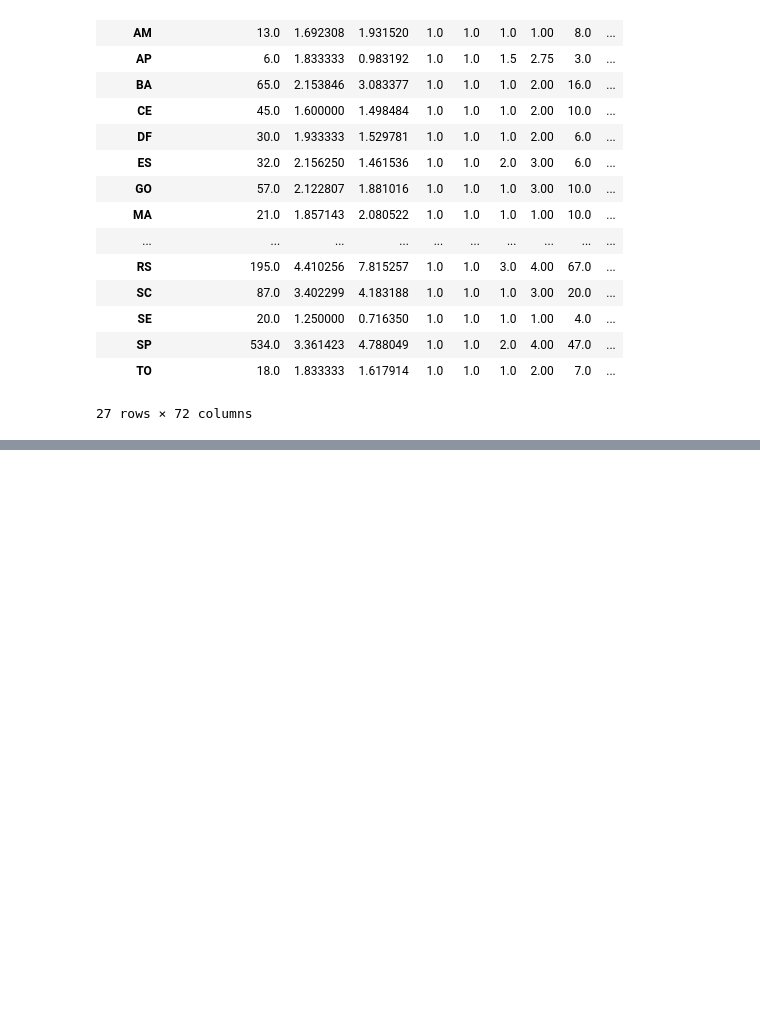
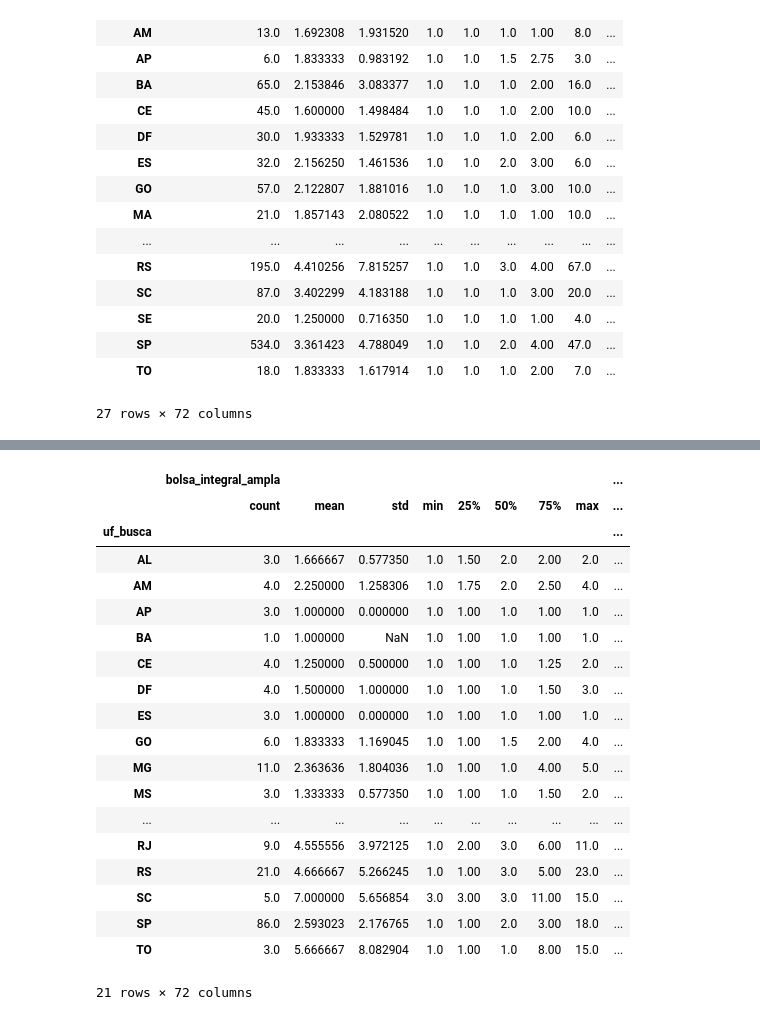
Before and after one commit to cezinha/prouni-project, a Jupyter notebook: ProUni - First Analysis.ipynb, the cells around one changed output, grey strips where cells are left out. Cells and saved outputs as stored; diff of their text form; code cells hidden in the pictures; blank space fills up the shorter version.

Commit message:
adicionado Ciência ou Ciências da Computação

```diff
--- a/ProUni - First Analysis.ipynb
+++ b/ProUni - First Analysis.ipynb
@@ -68,0 +81,23 @@ df[df.nome == "Administração"].groupby("uf_busca").describe()
+# %%
+df[(df.nome == "Ciência da Computação") | (df.nome == "Ciências da Computação")].groupby("uf_busca").describe()
+# %% [output]
+|  | bolsa_integral_ampla |  |  |  |  |  |  |  | ... |
+|  | count | mean | std | min | 25% | 50% | 75% | max | ... |
+| uf_busca |  |  |  |  |  |  |  |  | ... |
+| AL | 3.0 | 1.666667 | 0.577350 | 1.0 | 1.50 | 2.0 | 2.00 | 2.0 | ... |
+| AM | 4.0 | 2.250000 | 1.258306 | 1.0 | 1.75 | 2.0 | 2.50 | 4.0 | ... |
+| AP | 3.0 | 1.000000 | 0.000000 | 1.0 | 1.00 | 1.0 | 1.00 | 1.0 | ... |
+| BA | 1.0 | 1.000000 | NaN | 1.0 | 1.00 | 1.0 | 1.00 | 1.0 | ... |
+| CE | 4.0 | 1.250000 | 0.500000 | 1.0 | 1.00 | 1.0 | 1.25 | 2.0 | ... |
+| DF | 4.0 | 1.500000 | 1.000000 | 1.0 | 1.00 | 1.0 | 1.50 | 3.0 | ... |
+| ES | 3.0 | 1.000000 | 0.000000 | 1.0 | 1.00 | 1.0 | 1.00 | 1.0 | ... |
+| GO | 6.0 | 1.833333 | 1.169045 | 1.0 | 1.00 | 1.5 | 2.00 | 4.0 | ... |
+| MG | 11.0 | 2.363636 | 1.804036 | 1.0 | 1.00 | 1.0 | 4.00 | 5.0 | ... |
+| MS | 3.0 | 1.333333 | 0.577350 | 1.0 | 1.00 | 1.0 | 1.50 | 2.0 | ... |
+| ... | ... | ... | ... | ... | ... | ... | ... | ... | ... |
+| RJ | 9.0 | 4.555556 | 3.972125 | 1.0 | 2.00 | 3.0 | 6.00 | 11.0 | ... |
+| RS | 21.0 | 4.666667 | 5.266245 | 1.0 | 1.00 | 3.0 | 5.00 | 23.0 | ... |
+| SC | 5.0 | 7.000000 | 5.656854 | 3.0 | 3.00 | 3.0 | 11.00 | 15.0 | ... |
+| SP | 86.0 | 2.593023 | 2.176765 | 1.0 | 1.00 | 2.0 | 3.00 | 18.0 | ... |
+| TO | 3.0 | 5.666667 | 8.082904 | 1.0 | 1.00 | 1.0 | 8.00 | 15.0 | ... |
+21 rows × 72 columns
```
Also changed, not shown: parts of 1 cell of this notebook.
